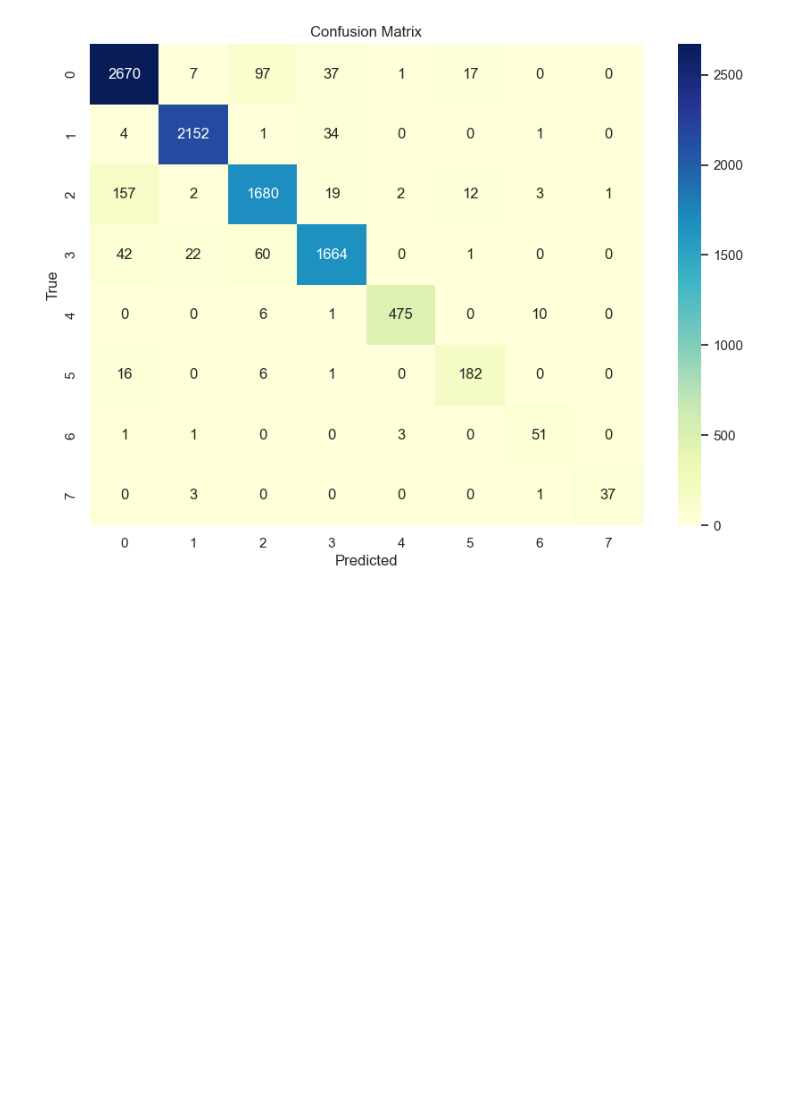
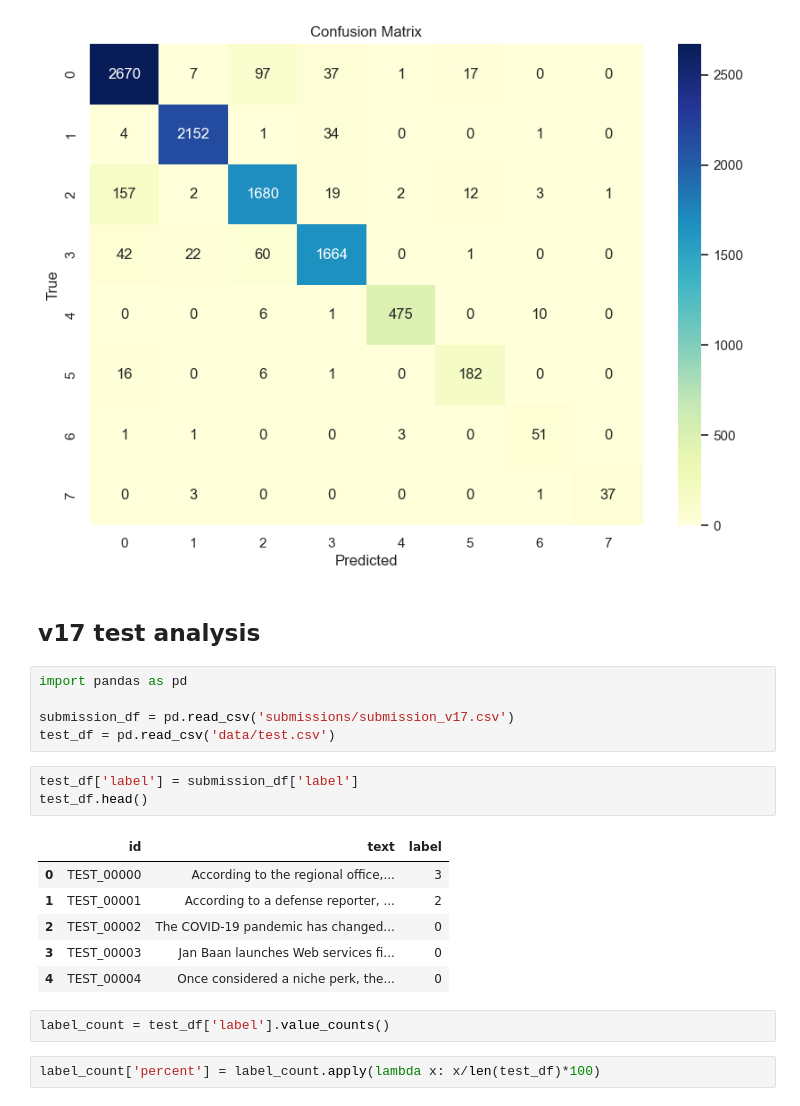
Before and after one commit to chanmuzi/Dacon-ChatGPT, a Jupyter notebook: EDA, Results analysis.ipynb, the cells around one changed output. Cells and saved outputs as stored; diff of their text form; blank space fills up the shorter version.

Commit message:
v17 : inference analysis

```diff
--- a/EDA, Results analysis.ipynb
+++ b/EDA, Results analysis.ipynb
@@ -661,3 +661,24 @@ plt.title("Confusion Matrix")
 plt.show()
 # %% [output]
 [figure]
+# %% [markdown]
+## v17 test analysis
+# %%
+import pandas as pd
+
+submission_df = pd.read_csv('submissions/submission_v17.csv')
+test_df = pd.read_csv('data/test.csv')
+# %%
+test_df['label'] = submission_df['label']
+test_df.head()
+# %% [output]
+|  | id | text | label |
+| 0 | TEST_00000 | According to the regional office,... | 3 |
+| 1 | TEST_00001 | According to a defense reporter, ... | 2 |
+| 2 | TEST_00002 | The COVID-19 pandemic has changed... | 0 |
+| 3 | TEST_00003 | Jan Baan launches Web services fi... | 0 |
+| 4 | TEST_00004 | Once considered a niche perk, the... | 0 |
+# %%
+label_count = test_df['label'].value_counts()
+# %%
+label_count['percent'] = label_count.apply(lambda x: x/len(test_df)*100)
```
Also changed, not shown: parts of 5 cells of this notebook.
